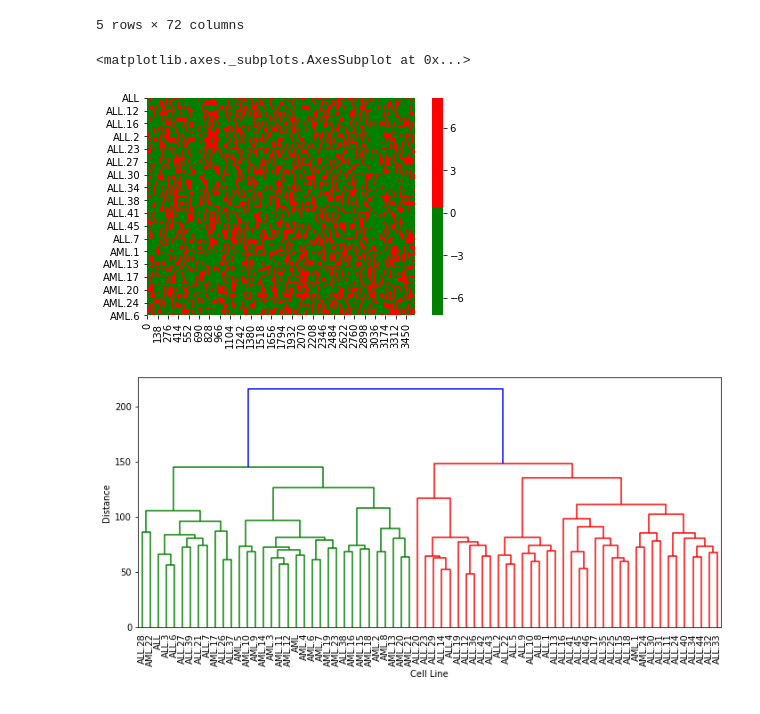
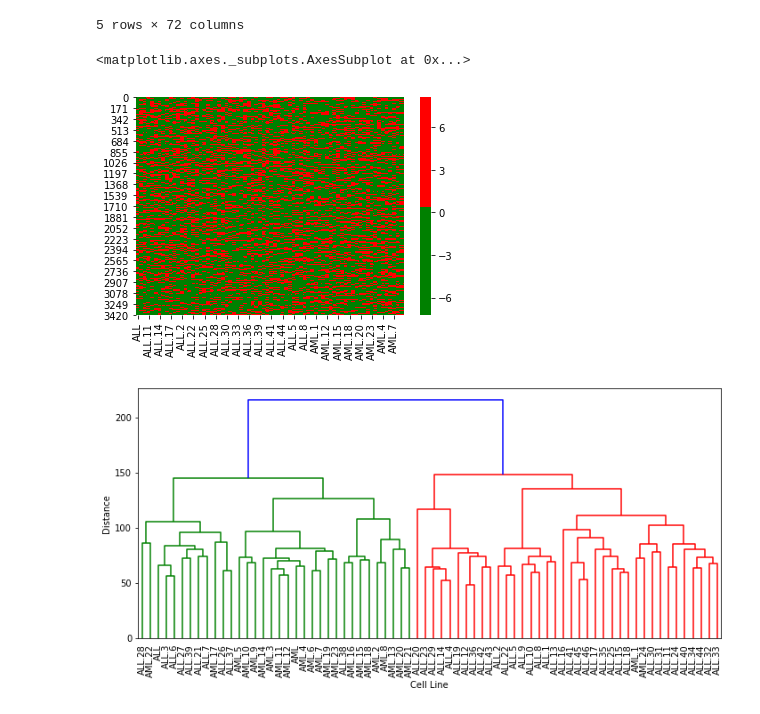
Before and after one commit to vinaysb/Data-Mining-2019-20, a Jupyter notebook: Assignment_7/Assignment_7.ipynb, the cells around one changed output. Drawn from its saved outputs; the diff is of its cells as text; code cells hidden in the pictures.

```diff
--- a/Assignment_7/Assignment_7.ipynb
+++ b/Assignment_7/Assignment_7.ipynb
@@ -66,10 +67,11 @@ df.head()
 #rows are genes
 #columns are denoting the class labels
 # %%
-sns.heatmap(df.transpose() , cmap = ['green', 'red'])
+sns.heatmap(df , cmap = ['green', 'red'])
+#heatmap is N genes x M samples
 # %% [output]
 <matplotlib.axes._subplots.AxesSubplot at 0x...>
-[figure, old version]
+[figure, new version]
 # %%
 cells = list(df.columns.values)
     #red is higher value and green is lower value
```
Also changed, not shown: parts of 2 cells of this notebook.
